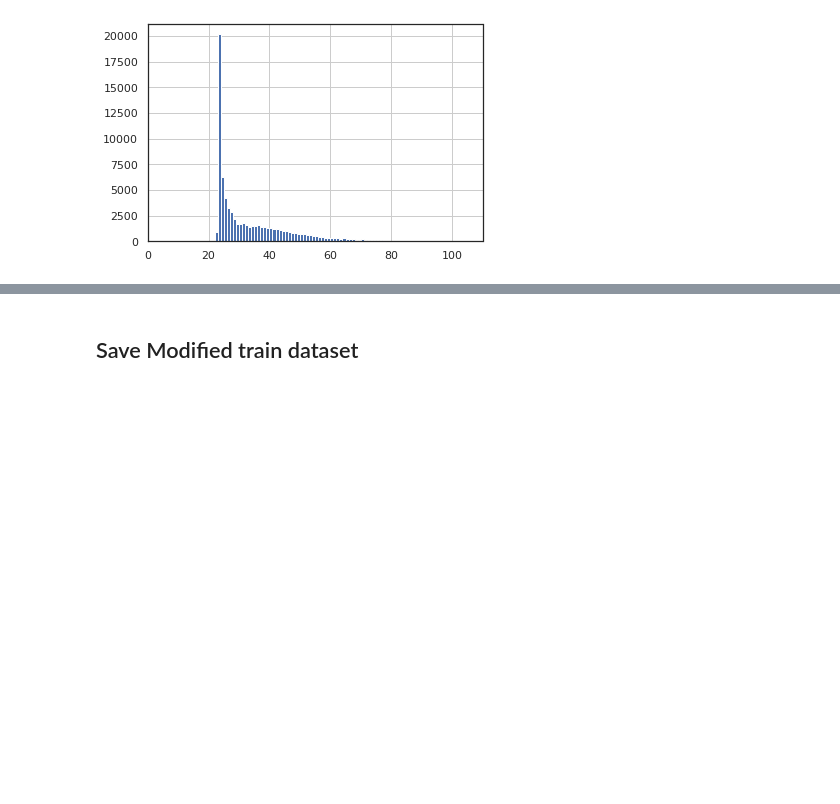
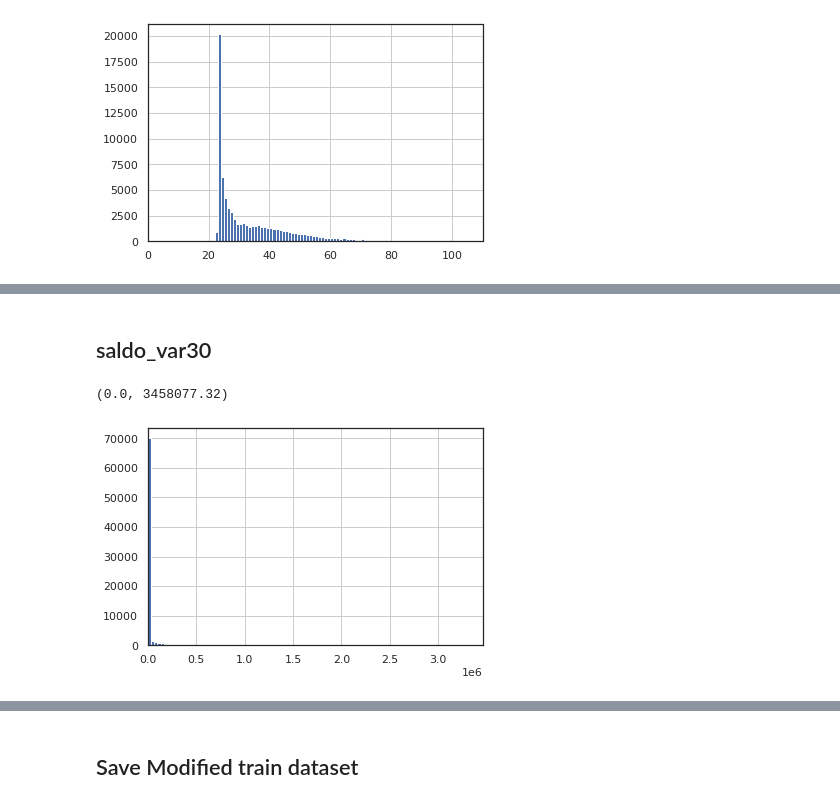
Before and after one commit to ralsouza/predicting_santander_customer_satisfaction, a Jupyter notebook: notebooks/01_predicting_santander_customer_satisfaction.ipynb, the cells around one changed output, grey strips where cells are left out. Drawn from its saved outputs; the diff is of its cells as text; code cells hidden in the pictures; blank space fills up the shorter version.

```diff
--- a/notebooks/01_predicting_santander_customer_satisfaction.ipynb
+++ b/notebooks/01_predicting_santander_customer_satisfaction.ipynb
@@ -443,0 +444,8 @@ TypeError: ignored
+# %% [markdown]
+## saldo_var30
+# %%
+train5.toPandas().saldo_var30.hist(bins=100)
+plt.xlim(0,train5.toPandas().saldo_var30.max())
+# %% [output]
+(0.0, 3458077.32)
+[figure, added]
```
Also changed, not shown: parts of 11 cells of this notebook.
